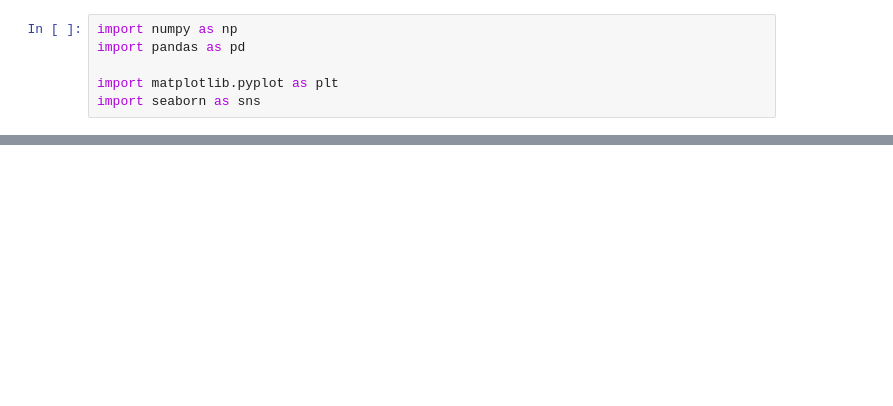
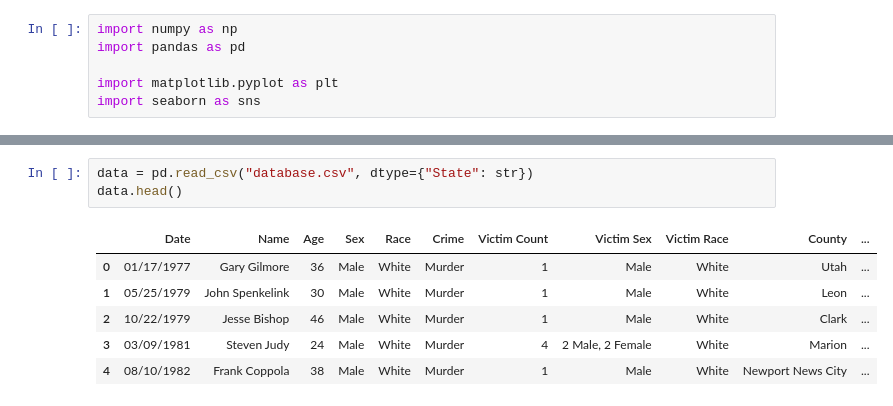
Before and after one commit to leonarde69/DAP__, a Jupyter notebook: deathpenalty.ipynb, the cells around one changed output, grey strips where cells are left out. Cells and saved outputs as stored; diff of their text form; blank space fills up the shorter version.

```diff
--- a/deathpenalty.ipynb
+++ b/deathpenalty.ipynb
@@ -48,0 +43,10 @@ TypeError: float argument required, not NoneType
+# %%
+data = pd.read_csv("database.csv", dtype={"State": str})
+data.head()
+# %% [output]
+|  | Date | Name | Age | Sex | Race | Crime | Victim Count | Victim Sex | Victim Race | County | ... |
+| 0 | 01/17/1977 | Gary Gilmore | 36 | Male | White | Murder | 1 | Male | White | Utah | ... |
+| 1 | 05/25/1979 | John Spenkelink | 30 | Male | White | Murder | 1 | Male | White | Leon | ... |
+| 2 | 10/22/1979 | Jesse Bishop | 46 | Male | White | Murder | 1 | Male | White | Clark | ... |
+| 3 | 03/09/1981 | Steven Judy | 24 | Male | White | Murder | 4 | 2 Male, 2 Female | White | Marion | ... |
+| 4 | 08/10/1982 | Frank Coppola | 38 | Male | White | Murder | 1 | Male | White | Newport News City | ... |
```
Also changed, not shown: parts of 6 cells of this notebook.
